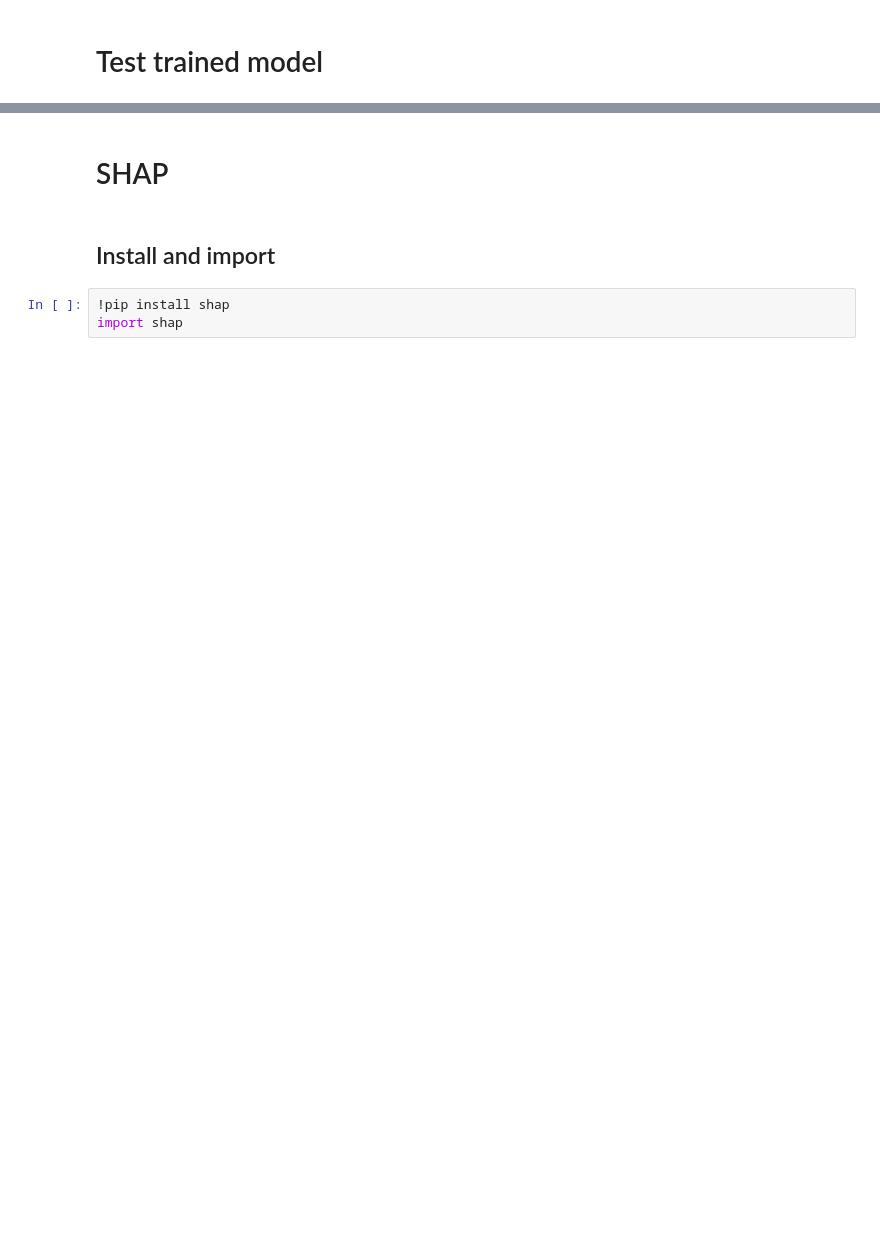
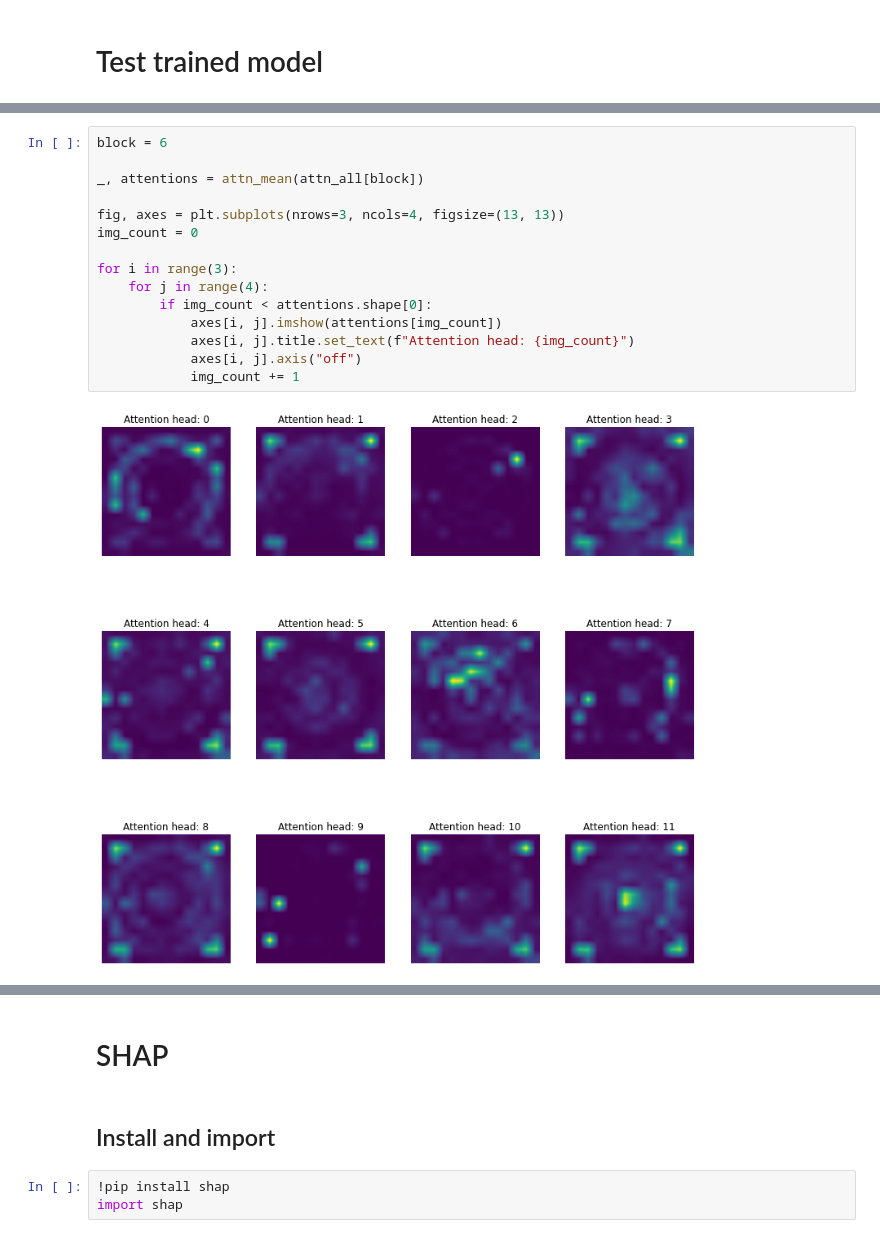
Before and after one commit to VasquezMatias/Master_Thesis_Profactor, a Jupyter notebook: notebooks/train_models_example.ipynb, the cells around one changed output, grey strips where cells are left out. Saved outputs shown, nothing was run; the diff lists cells and outputs as text; blank space fills up the shorter version.

```diff
--- a/notebooks/train_models_example.ipynb
+++ b/notebooks/train_models_example.ipynb
@@ -238,0 +406,17 @@ Wrong: 6/715
+# %%
+block = 6
+
+_, attentions = attn_mean(attn_all[block])
+
+fig, axes = plt.subplots(nrows=3, ncols=4, figsize=(13, 13))
+img_count = 0
+
+for i in range(3):
+    for j in range(4):
+        if img_count < attentions.shape[0]:
+            axes[i, j].imshow(attentions[img_count])
+            axes[i, j].title.set_text(f"Attention head: {img_count}")
+            axes[i, j].axis("off")
+            img_count += 1
+# %% [output]
+[figure, added]
```
Also changed, not shown: parts of 48 cells of this notebook, 10 other files.
